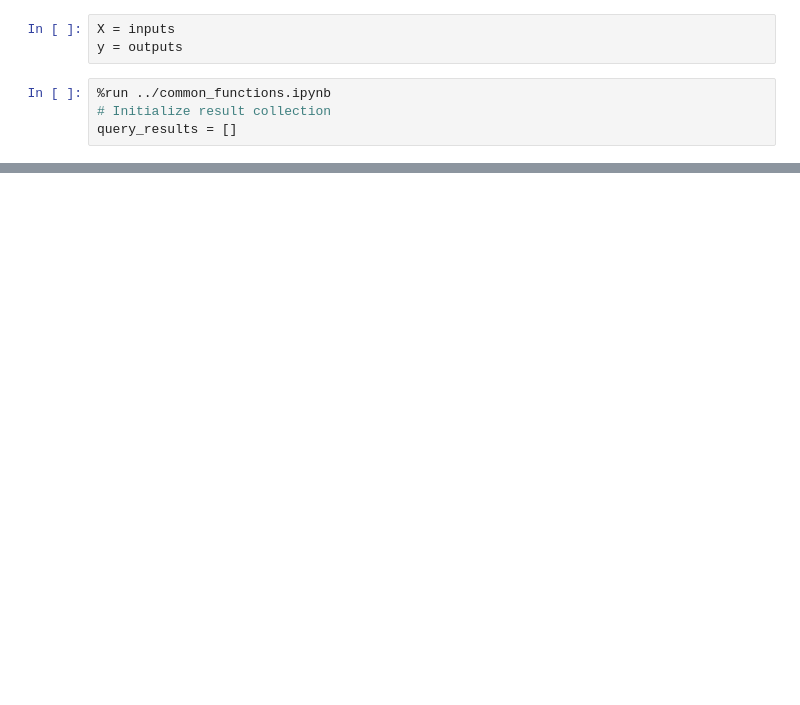
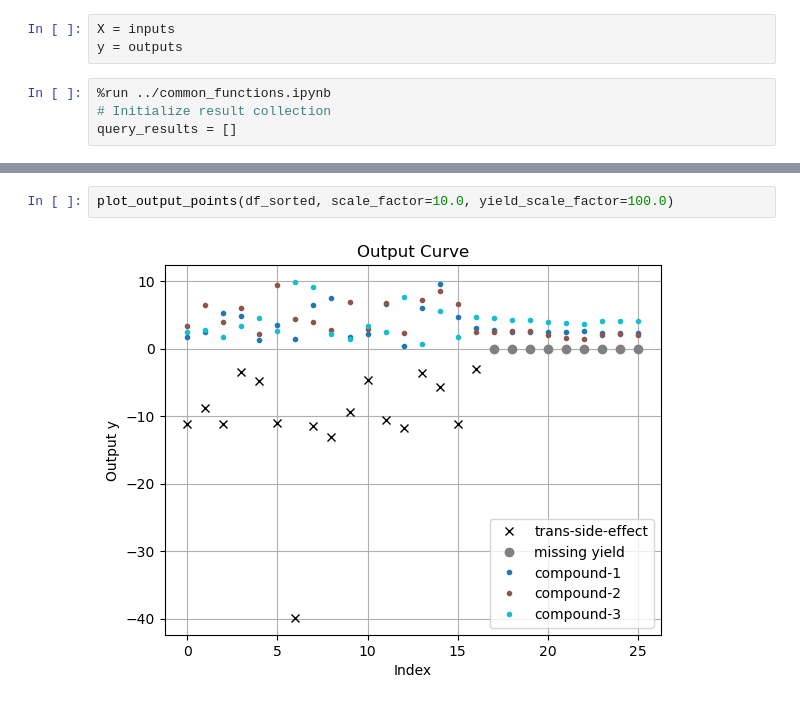
Before and after one commit to ajay-falcon-ai/Capstone-Black-Box-functions, a Jupyter notebook: function_3/function_3.ipynb, the cells around one changed output, grey strips where cells are left out. Drawn from its saved outputs; the diff is of its cells as text; blank space fills up the shorter version.

```diff
--- a/function_3/function_3.ipynb
+++ b/function_3/function_3.ipynb
@@ -190,0 +268,4 @@ Score: 3.205732
+# %%
+plot_output_points(df_sorted, scale_factor=10.0, yield_scale_factor=100.0)
+# %% [output]
+[figure, added]
```
Also changed, not shown: parts of 14 cells of this notebook, 25 other files.
